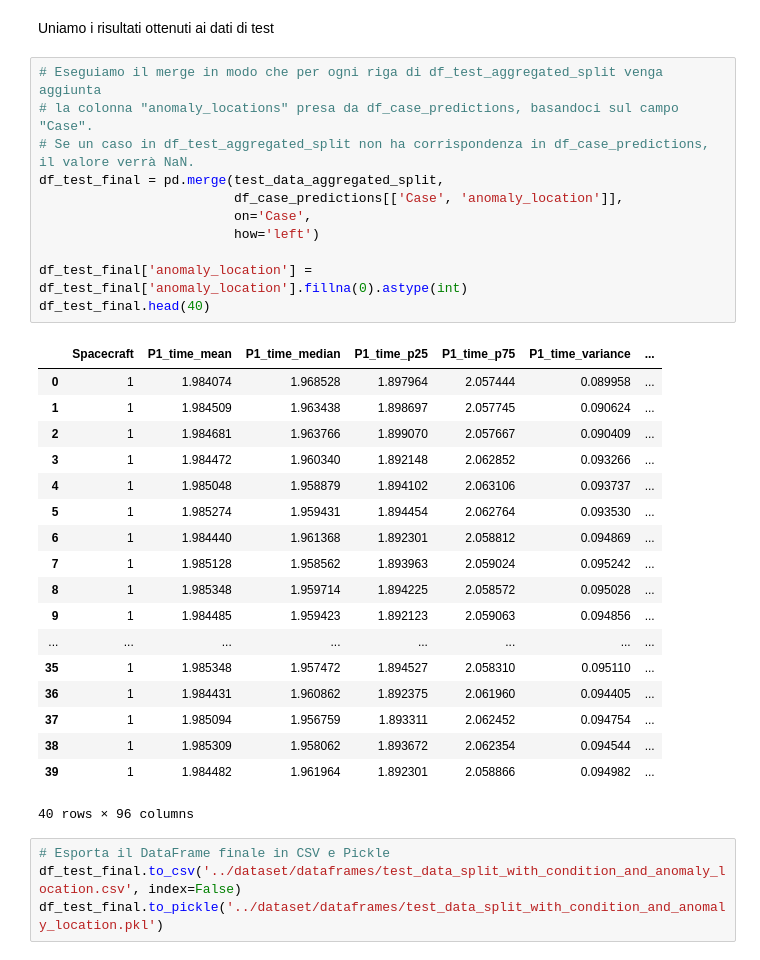
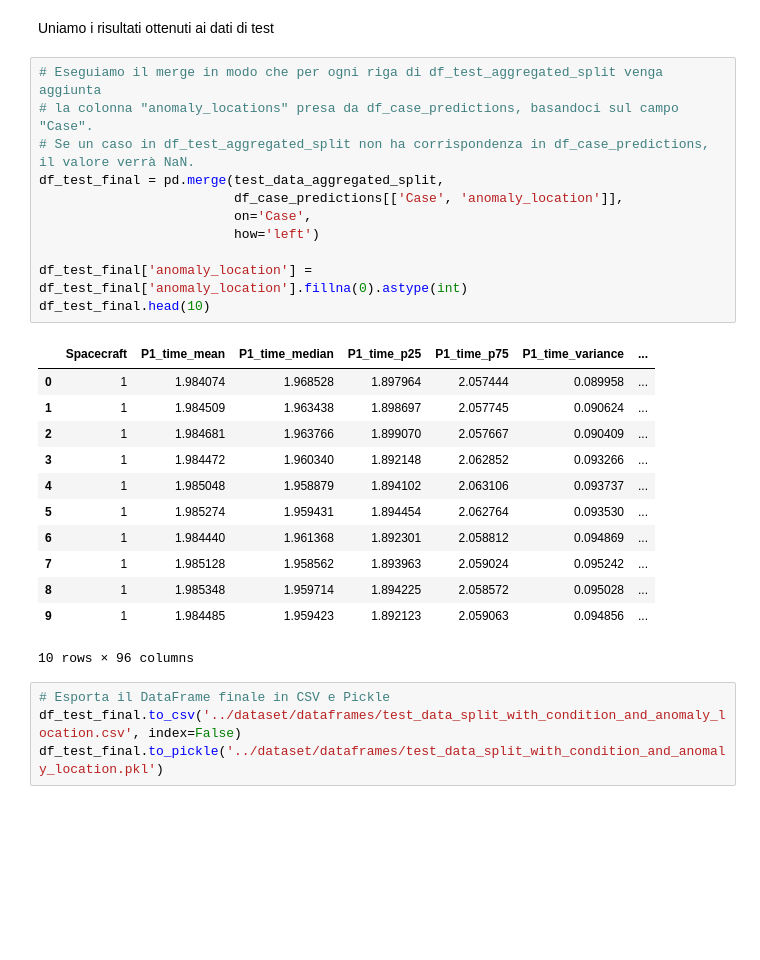
Before and after one commit to enricopierga/C2_PHM_AsiaPacific_2023, a Jupyter notebook: task3/task3.ipynb, the cells around one changed output. Drawn from its saved outputs; the diff is of its cells as text; blank space fills up the shorter version.

```diff
--- a/task3/task3.ipynb
+++ b/task3/task3.ipynb
@@ -264,33 +264,27 @@ Uniamo i risultati ottenuti ai dati di test
 # %%
 # Eseguiamo il merge in modo che per ogni riga di df_test_aggregated_split venga aggiunta
 # la colonna "anomaly_locations" presa da df_case_predictions, basandoci sul campo "Case".
 # Se un caso in df_test_aggregated_split non ha corrispondenza in df_case_predictions, il valore verrà NaN.
 df_test_final = pd.merge(test_data_aggregated_split,
                          df_case_predictions[['Case', 'anomaly_location']],
                          on='Case',
                          how='left')
 
 df_test_final['anomaly_location'] = df_test_final['anomaly_location'].fillna(0).astype(int)
-df_test_final.head(40)
+df_test_final.head(10)
 # %% [output]
 |  | Spacecraft | P1_time_mean | P1_time_median | P1_time_p25 | P1_time_p75 | P1_time_variance | ... |
 | 0 | 1 | 1.984074 | 1.968528 | 1.897964 | 2.057444 | 0.089958 | ... |
 | 1 | 1 | 1.984509 | 1.963438 | 1.898697 | 2.057745 | 0.090624 | ... |
 | 2 | 1 | 1.984681 | 1.963766 | 1.899070 | 2.057667 | 0.090409 | ... |
 | 3 | 1 | 1.984472 | 1.960340 | 1.892148 | 2.062852 | 0.093266 | ... |
 | 4 | 1 | 1.985048 | 1.958879 | 1.894102 | 2.063106 | 0.093737 | ... |
 | 5 | 1 | 1.985274 | 1.959431 | 1.894454 | 2.062764 | 0.093530 | ... |
 | 6 | 1 | 1.984440 | 1.961368 | 1.892301 | 2.058812 | 0.094869 | ... |
 | 7 | 1 | 1.985128 | 1.958562 | 1.893963 | 2.059024 | 0.095242 | ... |
 | 8 | 1 | 1.985348 | 1.959714 | 1.894225 | 2.058572 | 0.095028 | ... |
 | 9 | 1 | 1.984485 | 1.959423 | 1.892123 | 2.059063 | 0.094856 | ... |
-| ... | ... | ... | ... | ... | ... | ... | ... |
-| 35 | 1 | 1.985348 | 1.957472 | 1.894527 | 2.058310 | 0.095110 | ... |
-| 36 | 1 | 1.984431 | 1.960862 | 1.892375 | 2.061960 | 0.094405 | ... |
-| 37 | 1 | 1.985094 | 1.956759 | 1.893311 | 2.062452 | 0.094754 | ... |
-| 38 | 1 | 1.985309 | 1.958062 | 1.893672 | 2.062354 | 0.094544 | ... |
-| 39 | 1 | 1.984482 | 1.961964 | 1.892301 | 2.058866 | 0.094982 | ... |
-40 rows × 96 columns
+10 rows × 96 columns
 # %%
 # Esporta il DataFrame finale in CSV e Pickle
 df_test_final.to_csv('../dataset/dataframes/test_data_split_with_condition_and_anomaly_location.csv', index=False)
```
Also changed, not shown: parts of 2 cells of this notebook, 5 other files.
